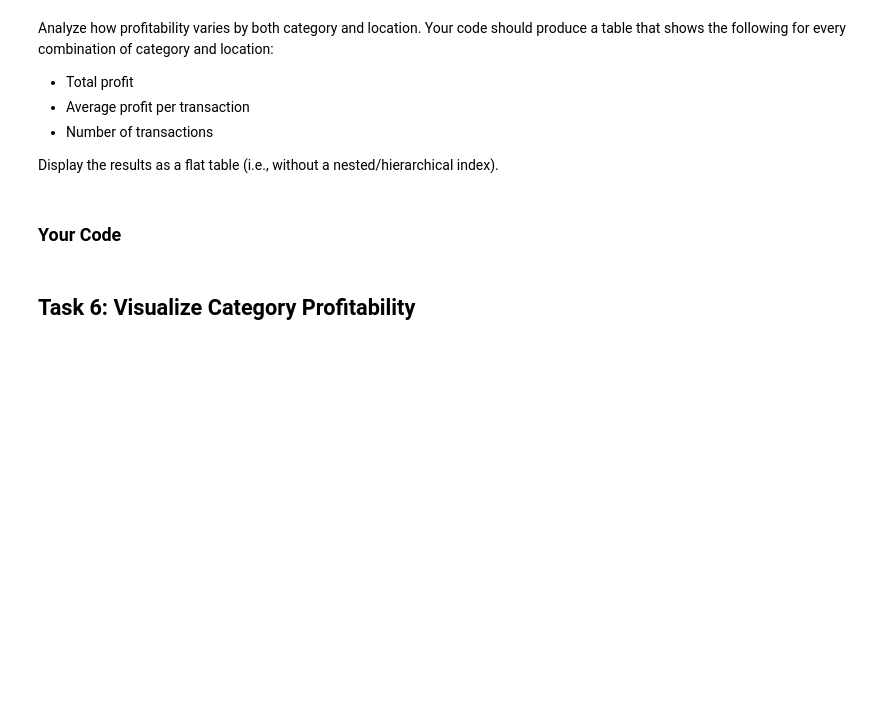
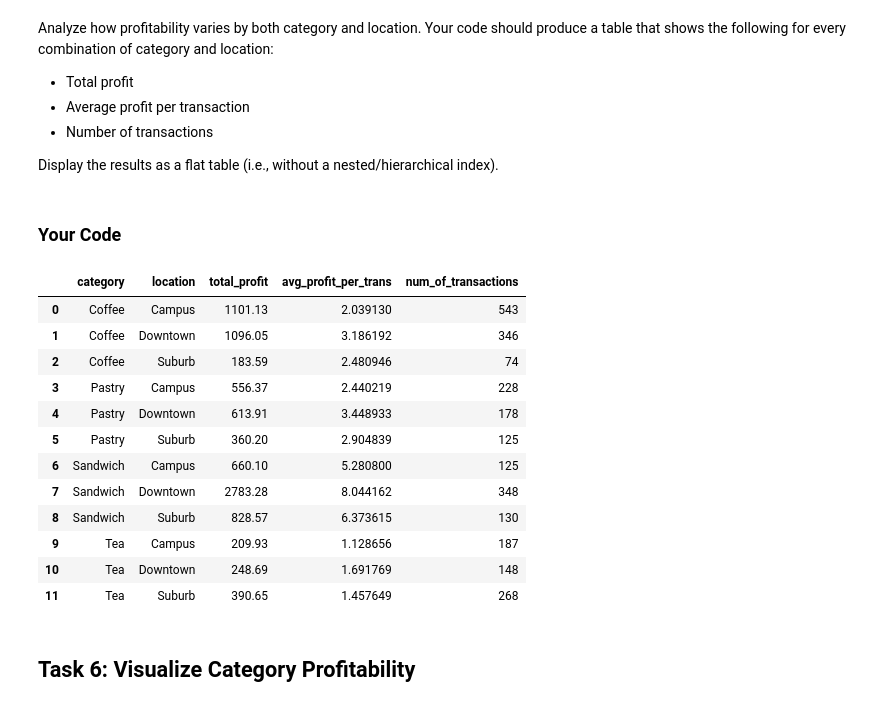
Before and after one commit to osamaabofarsakh25-cpu/py4eda-work, a Jupyter notebook: test2b/test_2b.ipynb, the cells around one changed output. Drawn from its saved outputs; the diff is of its cells as text; code cells hidden in the pictures; blank space fills up the shorter version.

```diff
--- a/test2b/test_2b.ipynb
+++ b/test2b/test_2b.ipynb
@@ -299,6 +299,34 @@ Display the results as a flat table (i.e., without a nested/hierarchical index).
 ### Your Code
 # %%
 # Task 5: groupby multiple columns, .agg() with dict, reset_index()
+
+# group by category and location ( using .agg)
+cat_loc_summary = (
+    merged_data
+    .groupby(["category", "location"])                      # .agg with dict
+    .agg(
+         total_profit=("profit", "sum"),                    # total profit
+         avg_profit_per_trans=("profit", "mean"),            # average profit per transaction
+         num_of_transactions=("transaction_id", "count")    # number of transactions
+    )
+    .reset_index()                            # flat table (remove MultiIndex)
+)
+
+cat_loc_summary                               # display values
+# %% [output]
+|  | category | location | total_profit | avg_profit_per_trans | num_of_transactions |
+| 0 | Coffee | Campus | 1101.13 | 2.039130 | 543 |
+| 1 | Coffee | Downtown | 1096.05 | 3.186192 | 346 |
+| 2 | Coffee | Suburb | 183.59 | 2.480946 | 74 |
+| 3 | Pastry | Campus | 556.37 | 2.440219 | 228 |
+| 4 | Pastry | Downtown | 613.91 | 3.448933 | 178 |
+| 5 | Pastry | Suburb | 360.20 | 2.904839 | 125 |
+| 6 | Sandwich | Campus | 660.10 | 5.280800 | 125 |
+| 7 | Sandwich | Downtown | 2783.28 | 8.044162 | 348 |
+| 8 | Sandwich | Suburb | 828.57 | 6.373615 | 130 |
+| 9 | Tea | Campus | 209.93 | 1.128656 | 187 |
+| 10 | Tea | Downtown | 248.69 | 1.691769 | 148 |
+| 11 | Tea | Suburb | 390.65 | 1.457649 | 268 |
 # %% [markdown]
 ## Task 6: Visualize Category Profitability
 # %% [markdown]
```
Also changed, not shown: parts of 1 cell of this notebook.
